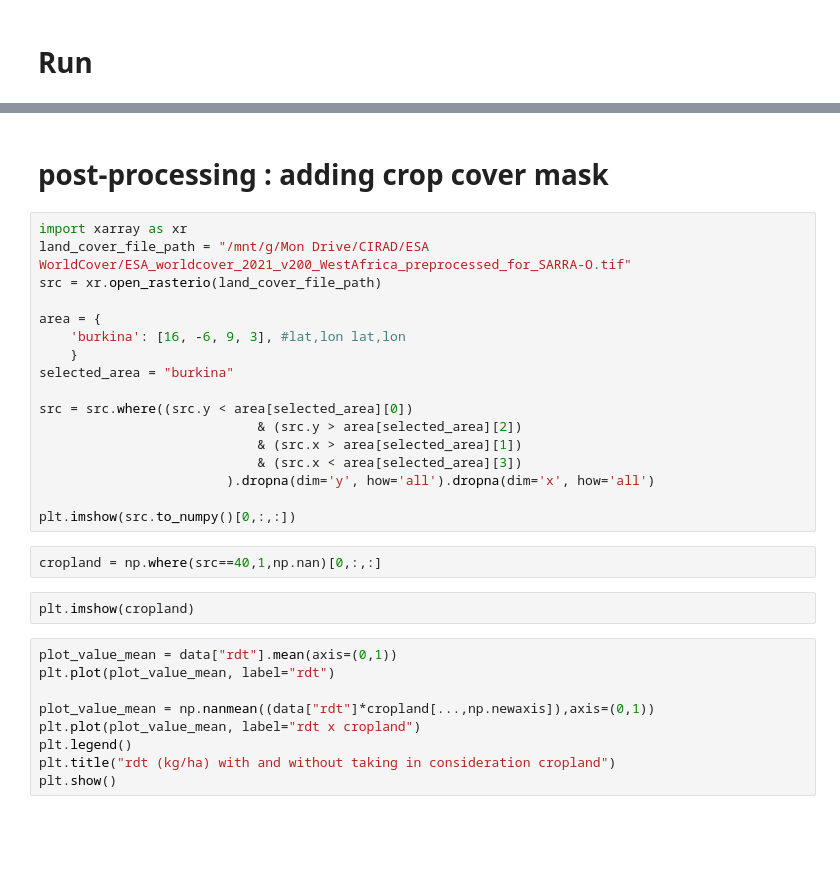
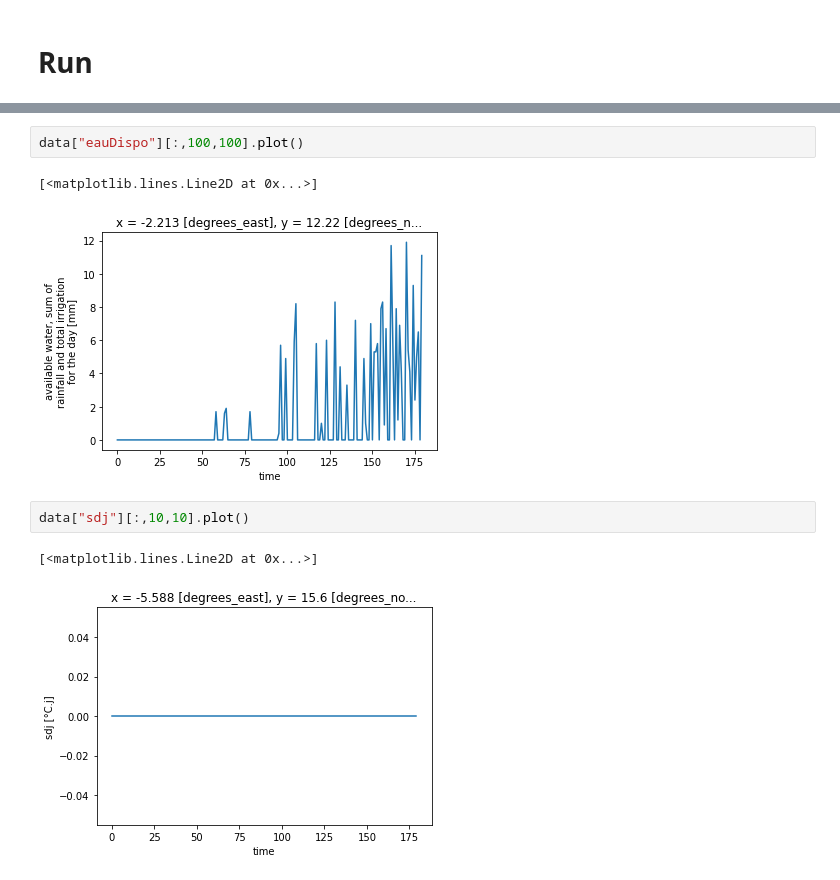
Before and after one commit to SARRA-cropmodels/SARRA-Py, a Jupyter notebook: notebooks/SARRA-Py_grid.ipynb, the cells around one changed output, grey strips where cells are left out. Cells and saved outputs as stored; diff of their text form; blank space fills up the shorter version.

```diff
--- a/notebooks/SARRA-Py_grid.ipynb
+++ b/notebooks/SARRA-Py_grid.ipynb
@@ -2939,32 +150,10 @@ Attributes:
-# %% [markdown]
-# post-processing : adding crop cover mask
-# %%
-import xarray as xr
-land_cover_file_path = "/mnt/g/Mon Drive/CIRAD/ESA WorldCover/ESA_worldcover_2021_v200_WestAfrica_preprocessed_for_SARRA-O.tif"
-src = xr.open_rasterio(land_cover_file_path)
-
-area = {
-    'burkina': [16, -6, 9, 3], #lat,lon lat,lon
-    }
-selected_area = "burkina"
-
-src = src.where((src.y < area[selected_area][0])
-                            & (src.y > area[selected_area][2])
-                            & (src.x > area[selected_area][1])
-                            & (src.x < area[selected_area][3])
-                        ).dropna(dim='y', how='all').dropna(dim='x', how='all')
-
-plt.imshow(src.to_numpy()[0,:,:])
-# %%
-cropland = np.where(src==40,1,np.nan)[0,:,:]
-# %%
-plt.imshow(cropland)
-# %%
-plot_value_mean = data["rdt"].mean(axis=(0,1))
-plt.plot(plot_value_mean, label="rdt")
-
-plot_value_mean = np.nanmean((data["rdt"]*cropland[...,np.newaxis]),axis=(0,1))
-plt.plot(plot_value_mean, label="rdt x cropland")
-plt.legend()
-plt.title("rdt (kg/ha) with and without taking in consideration cropland")
-plt.show()
+# %%
+data["eauDispo"][:,100,100].plot()
+# %% [output]
+[<matplotlib.lines.Line2D at 0x...>]
+[figure, added]
+# %%
+data["sdj"][:,10,10].plot()
+# %% [output]
+[<matplotlib.lines.Line2D at 0x...>]
+[figure, added]
```
Also changed, not shown: parts of 97 cells of this notebook, 8 other files.
